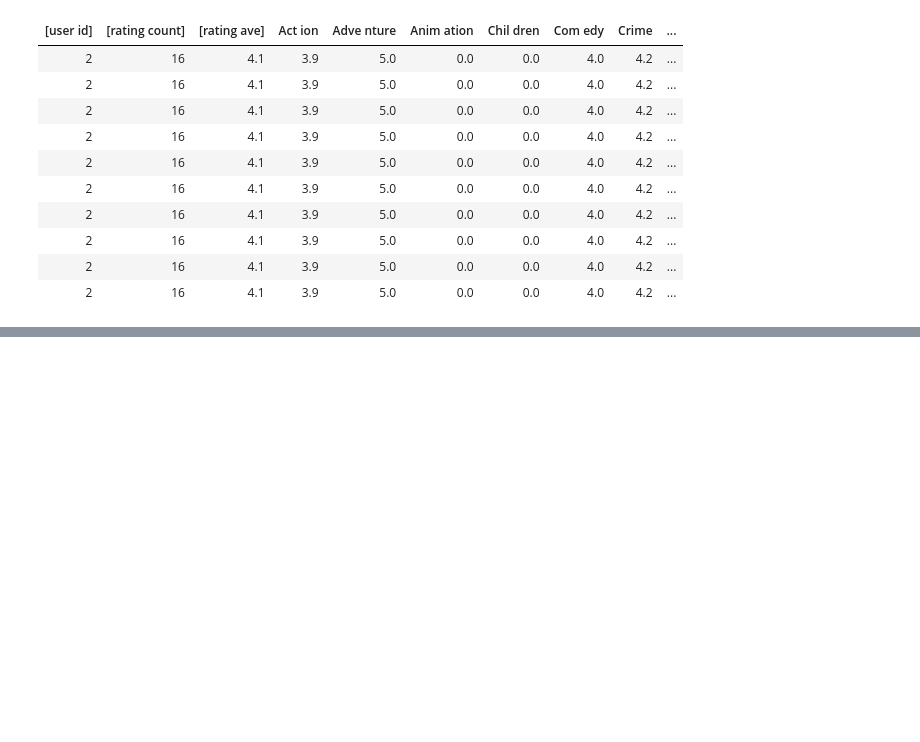
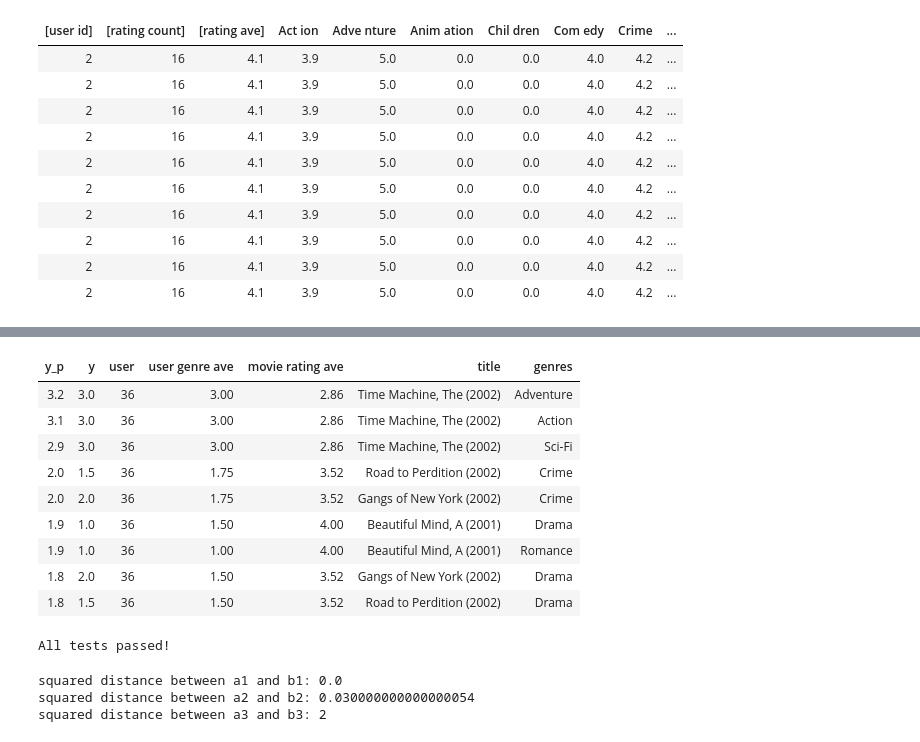
Before and after one commit to SYYoung/Machine-Learning-Specialization-Coursera, a Jupyter notebook: C3 - Unsupervised Learning, Recommenders, Reinforcement Learning/week2/C3W2/C3W2A2/hw2.ipynb, the cells around one changed output, grey strips where cells are left out. Drawn from its saved outputs; the diff is of its cells as text; code cells hidden in the pictures; blank space fills up the shorter version.

```diff
--- a/C3 - Unsupervised Learning, Recommenders, Reinforcement Learning/week2/C3W2/C3W2A2/hw2.ipynb
+++ b/C3 - Unsupervised Learning, Recommenders, Reinforcement Learning/week2/C3W2/C3W2A2/hw2.ipynb
@@ -48,0 +94,2 @@ len(user_train[:,0]==2)
+# %%
+pprint_train(user_train, user_features, uvs, u_s, maxcount=5)
@@ -48,0 +103,6 @@ len(user_train[:,0]==2)
+# %%
+scaler = MinMaxScaler((-1,1))
+scaler.fit(y_train.reshape(-1,1))
+ynorm_train = scaler.transform(y_train.reshape(-1,1))
+ynorm_test = scaler.transform(y_test.reshape(-1,1))
+print(ynorm_train.shape, ynorm_test.shape)
@@ -48,0 +157,9 @@ len(user_train[:,0]==2)
+# %%
+tf.random.set_seed(1)
+cost_fn = tf.keras.losses.MeanSquaredError()
+opt = keras.optimizers.Adam(learning_rate=0.01)
+model.compile(optimizer=opt,
+             loss=cost_fn)
+# %%
+tf.random.set_seed(1)
+model.fit([user_train[:,u_s:], item_train[:,i_s:]], ynorm_train, epochs=30)
@@ -48,0 +242,13 @@ len(user_train[:,0]==2)
+# %%
+uid = 36
+user_vecs, y_vecs = get_user_vecs(uid, scalerUser.inverse_transform(user_train),
+                                item_vecs, user_to_genre)
+sorted_index, sorted_ypu, sorted_items, sorted_user = predict_uservec(
+            user_vecs, item_vecs, model, u_s, i_s, scaler, scalerUser,
+            scalerItem, scaledata=scaledata)
+sorted_y = y_vecs[sorted_index]
+
+print_existing_user(sorted_ypu, sorted_y.reshape(-1,1), sorted_user,
+                   sorted_items, item_features, ivs, uvs, movie_dict,
+                   maxcount=10)
+# %% [output]
@@ -48,0 +256,10 @@ len(user_train[:,0]==2)
+| y_p | y | user | user genre ave | movie rating ave | title | genres |
+| 3.2 | 3.0 | 36 | 3.00 | 2.86 | Time Machine, The (2002) | Adventure |
+| 3.1 | 3.0 | 36 | 3.00 | 2.86 | Time Machine, The (2002) | Action |
+| 2.9 | 3.0 | 36 | 3.00 | 2.86 | Time Machine, The (2002) | Sci-Fi |
+| 2.0 | 1.5 | 36 | 1.75 | 3.52 | Road to Perdition (2002) | Crime |
+| 2.0 | 2.0 | 36 | 1.75 | 3.52 | Gangs of New York (2002) | Crime |
+| 1.9 | 1.0 | 36 | 1.50 | 4.00 | Beautiful Mind, A (2001) | Drama |
+| 1.9 | 1.0 | 36 | 1.00 | 4.00 | Beautiful Mind, A (2001) | Romance |
+| 1.8 | 2.0 | 36 | 1.50 | 3.52 | Gangs of New York (2002) | Drama |
+| 1.8 | 1.5 | 36 | 1.50 | 3.52 | Road to Perdition (2002) | Drama |
@@ -48,0 +269,16 @@ len(user_train[:,0]==2)
+# %%
+from public_tests import *
+test_sq_dist(sq_dist)
+# %% [output]
+All tests passed!
+# %%
+a1 = np.array([1.0, 2.0, 3.0]); b1 = np.array([1.0, 2.0, 3.0])
+a2 = np.array([1.1, 2.1, 3.1]); b2 = np.array([1.0, 2.0, 3.0])
+a3 = np.array([0, 1, 0]);       b3 = np.array([1, 0, 0])
+print(f"squared distance between a1 and b1: {sq_dist(a1, b1)}")
+print(f"squared distance between a2 and b2: {sq_dist(a2, b2)}")
+print(f"squared distance between a3 and b3: {sq_dist(a3, b3)}")
+# %% [output]
+squared distance between a1 and b1: 0.0
+squared distance between a2 and b2: 0.030000000000000054
+squared distance between a3 and b3: 2
```
Also changed, not shown: parts of 18 cells of this notebook, 4 other files.
